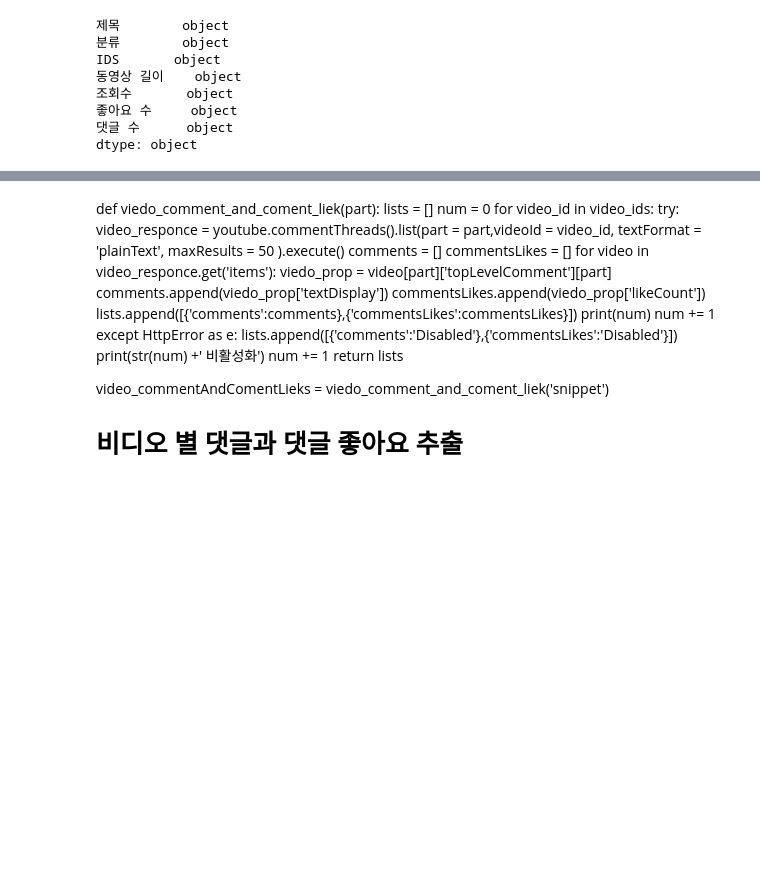
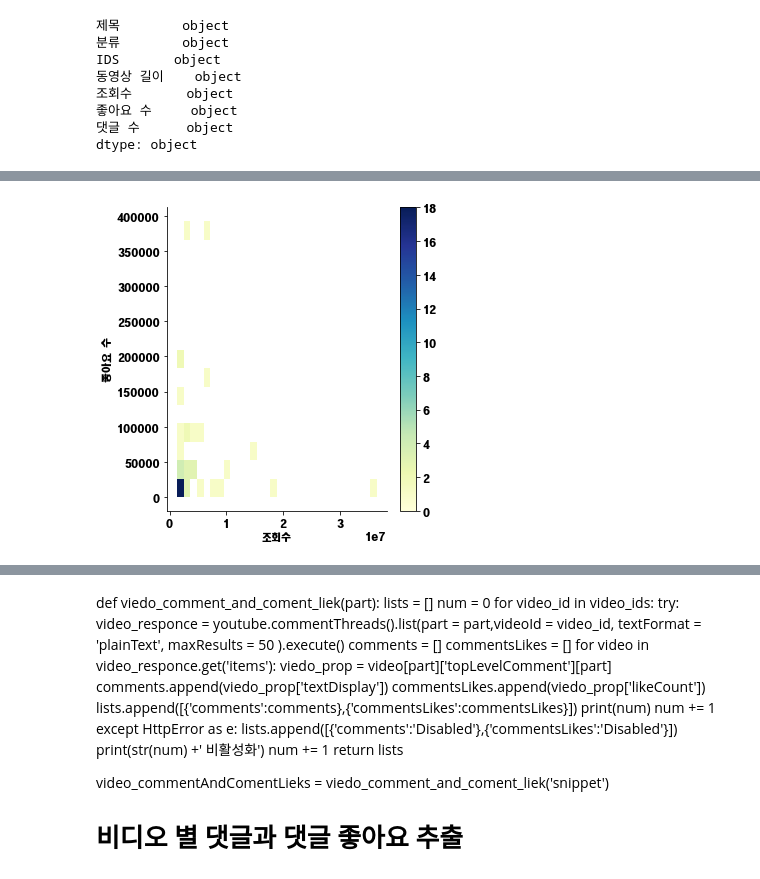
Before and after one commit to C-H2Baek/C-H2Baek, a Jupyter notebook: My Project/Python/Big Data/Youtube Project/YouTube API.ipynb, the cells around one changed output, grey strips where cells are left out. Drawn from its saved outputs; the diff is of its cells as text; code cells hidden in the pictures; blank space fills up the shorter version.

```diff
--- a/My Project/Python/Big Data/Youtube Project/YouTube API.ipynb
+++ b/My Project/Python/Big Data/Youtube Project/YouTube API.ipynb
@@ -343,0 +348,16 @@ df['분류'].value_counts().plot(
+# %%
+Type0 = pd.read_csv('./Data/videoType_dfs0.csv', engine= "python") # type long
+Type1 = pd.read_csv('./Data/videoType_dfs1.csv', engine= "python") # type medium
+Type2 = pd.read_csv('./Data/videoType_dfs2.csv', engine= "python") # type shory
+Cate0 = pd.read_csv('./Data/category_dfs0.csv', engine= "python") # Music
+Cate1 = pd.read_csv('./Data/category_dfs1.csv', engine= "python") # Entertainment
+Cate2 = pd.read_csv('./Data/category_dfs2.csv', engine= "python") # Science & Technology
+# %%
+sns.displot(x=Type0['조회수'], y=Type0['좋아요 수'],
+        data=Type0,
+        linewidth = 5,
+        cmap = 'YlGnBu',
+        cbar = True)
+plt.show()
+# %% [output]
+[figure, added]
```
Also changed, not shown: parts of 26 cells of this notebook, 13 other files.
